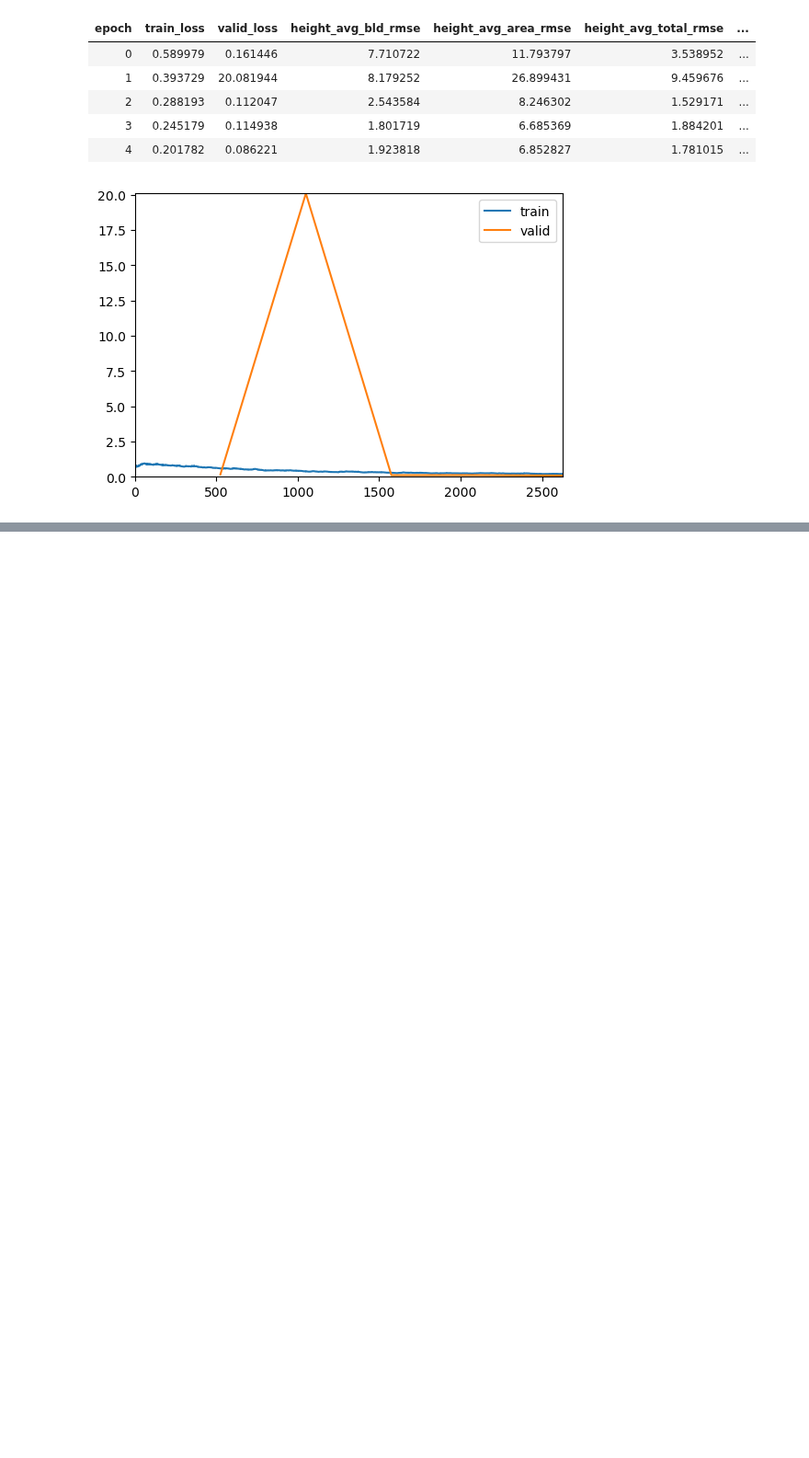
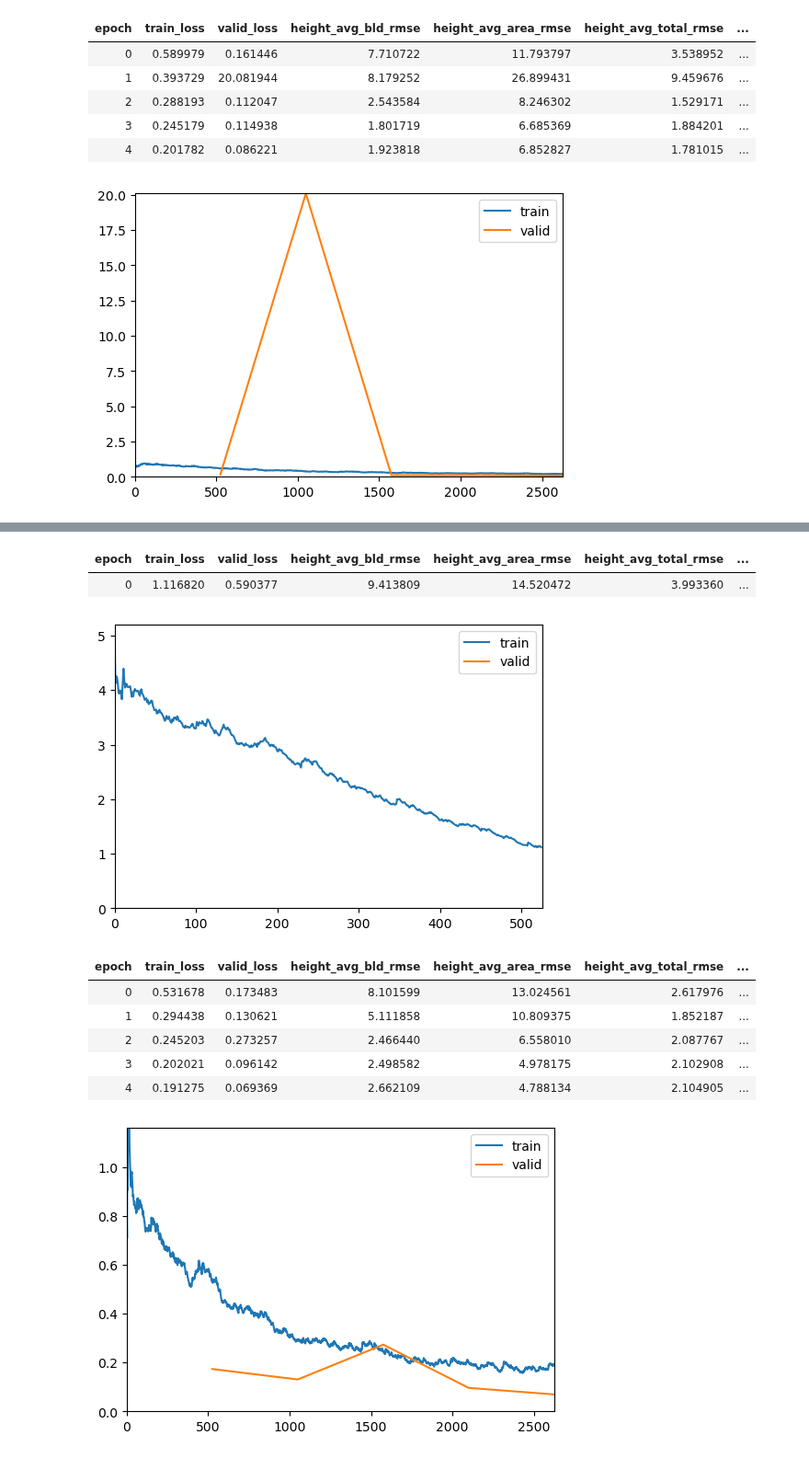
Before and after one commit to LQCHAN022/UMP-estimation, a Jupyter notebook: sentinel_ump_IM2ELEVATION.ipynb, the cells around one changed output, grey strips where cells are left out. Shown at 92% size. Saved outputs shown, nothing was run; the diff lists cells and outputs as text; code cells hidden in the pictures; blank space fills up the shorter version.

```diff
--- a/sentinel_ump_IM2ELEVATION.ipynb
+++ b/sentinel_ump_IM2ELEVATION.ipynb
@@ -285,0 +331,13 @@ gc.collect()
+# %%
+learn.fine_tune(5, 0.001, cbs= [ShowGraphCallback()])
+# %% [output]
+| epoch | train_loss | valid_loss | height_avg_bld_rmse | height_avg_area_rmse | height_avg_total_rmse | ... |
+| 0 | 1.116820 | 0.590377 | 9.413809 | 14.520472 | 3.993360 | ... |
+[figure, added]
+| epoch | train_loss | valid_loss | height_avg_bld_rmse | height_avg_area_rmse | height_avg_total_rmse | ... |
+| 0 | 0.531678 | 0.173483 | 8.101599 | 13.024561 | 2.617976 | ... |
+| 1 | 0.294438 | 0.130621 | 5.111858 | 10.809375 | 1.852187 | ... |
+| 2 | 0.245203 | 0.273257 | 2.466440 | 6.558010 | 2.087767 | ... |
+| 3 | 0.202021 | 0.096142 | 2.498582 | 4.978175 | 2.102908 | ... |
+| 4 | 0.191275 | 0.069369 | 2.662109 | 4.788134 | 2.104905 | ... |
+[figure, added]
```
Also changed, not shown: parts of 7 cells of this notebook.
